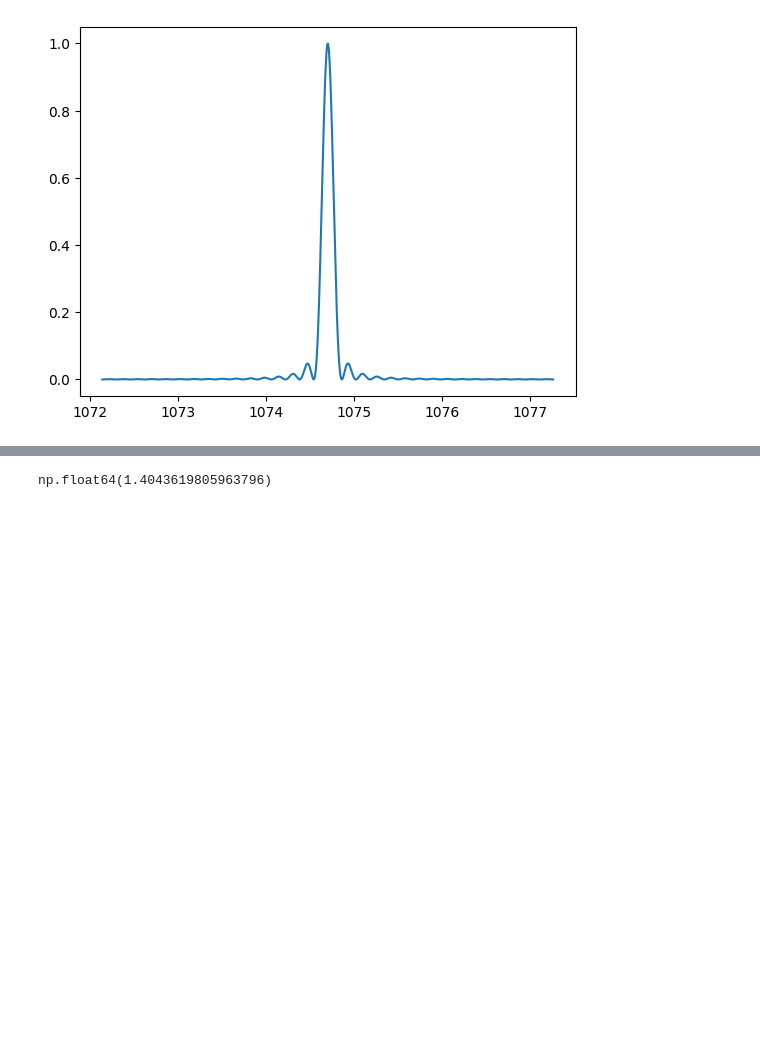
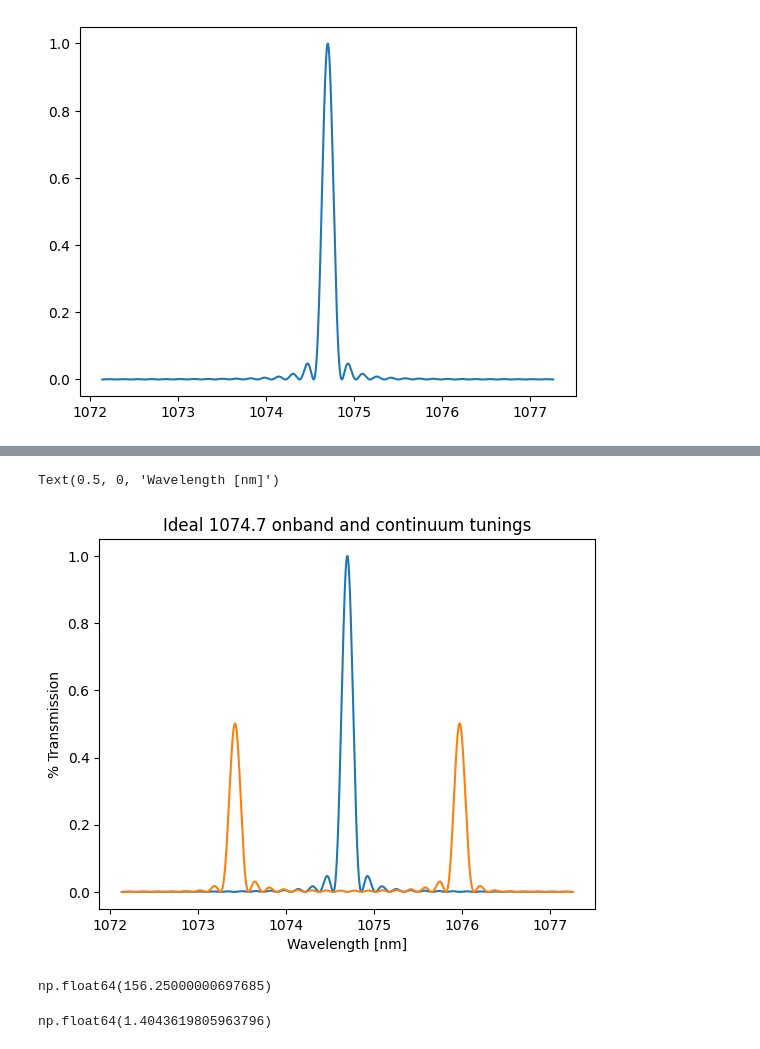
Before and after one commit to NCAR/ucomp-configuration, a Jupyter notebook: test.ipynb, the cells around one changed output, grey strips where cells are left out. Drawn from its saved outputs; the diff is of its cells as text; code cells hidden in the pictures; blank space fills up the shorter version.

```diff
--- a/test.ipynb
+++ b/test.ipynb
@@ -64,3 +68,34 @@ np.float64(156.25000000697685)
+# %%
+plt.plot(*createStages(filterConfig=tuning_configs["1074"],wavelength=1074.7))
+plt.plot(*createStages(filterConfig=tuning_configs["1074"],wavelength=1074.7,cam="offband"))
+#plt.xlim(1074.55,1074.85)
+plt.title("Ideal 1074.7 onband and continuum tunings")
+plt.ylabel("% Transmission")
+plt.xlabel("Wavelength [nm]")
+# %% [output]
+Text(0.5, 0, 'Wavelength [nm]')
+[figure, added]
+# %%
+wavelng = []
+convolve_sum_on = []
+tuning_waves,tuning_values = createStages(filterConfig=filterConfig1074,wavelength=1074.7,cam="onband")
+profile_power = np.sum(tuning_values)
+for waveoff in range(-80,80):
+    tuning_waves,tuning_values = createStages(filterConfig=filterConfig1074,wavelength=1074.7+waveoff/20,cam="onband")
+    convolved = []
+
+    for i in range(len(tuning_waves)):
+        prefilter_value = filter1074[find_nearest(filter1074[:,0],tuning_waves[i]),1]
+        atlas_value =    atlas[find_nearest(atlas[:,0],tuning_waves[i]),1]
+        convolved.append(tuning_values[i]*prefilter_value*atlas_value)
+    wavelng.append(1074.7+waveoff/20)
+    convolve_sum_on.append(np.sum(convolved)/profile_power)
+plt.plot(wavelng,convolve_sum_on,label="Convolved onband")
+plt.plot(wavelng,convolve_sum_off,label="Convolved onband")
+plt.xlabel("Recipe commanded lyot tuning")
+plt.title("Convolved, pre-filter and lyot filter tuning transmission profiles vs recipe tuning")
+# %% [output]
+np.float64(156.25000000697685)
 # %%
 np.sum(convolve_filters(1074.7,config=tuning_configs["1074"],cam="onband")[1])/np.sum(convolve_filters(1074.7,config=tuning_configs["1074"],cam="offband")[1])
 # %% [output]
```
Also changed, not shown: parts of 21 cells of this notebook.
